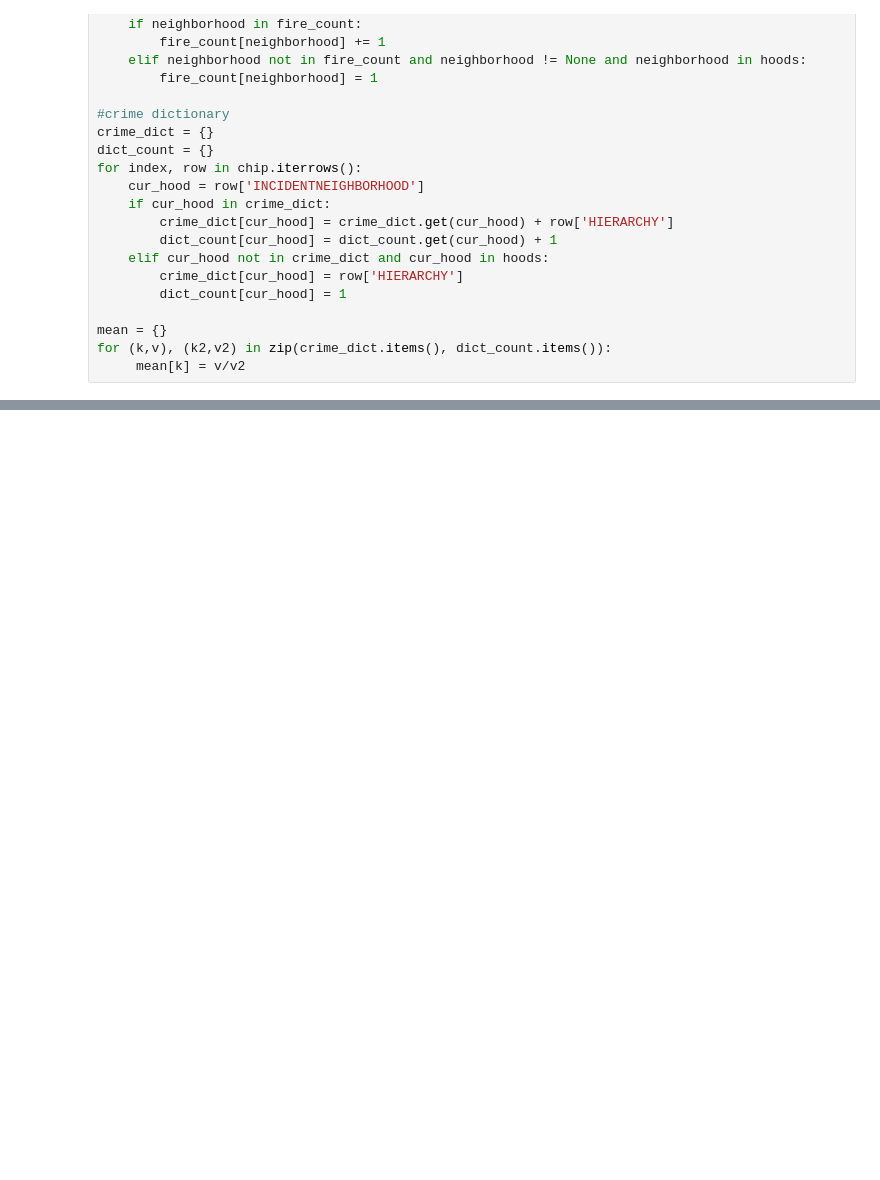
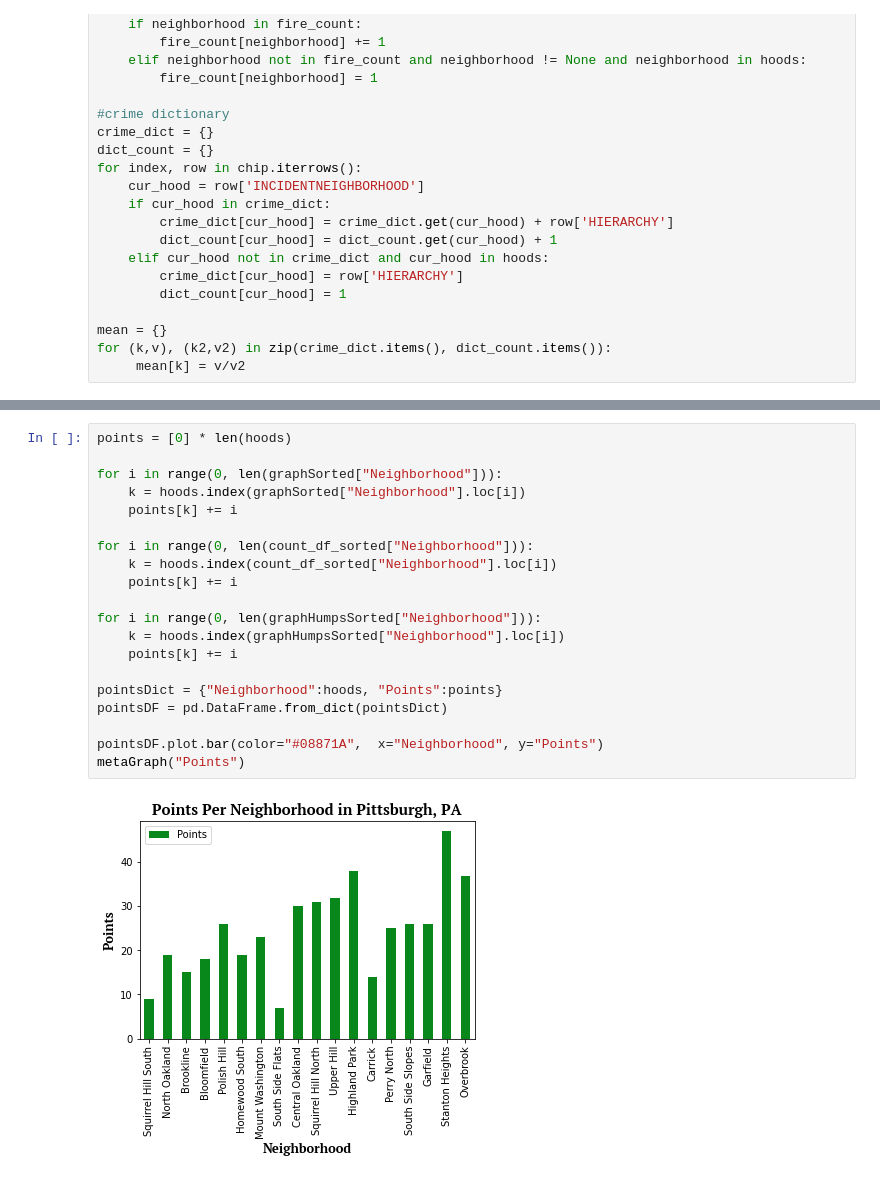
Before and after one commit to MasonGobat/bigIdeasFinalProject, a Jupyter notebook: hoodSafety.ipynb, the cells around one changed output, grey strips where cells are left out. Saved outputs shown, nothing was run; the diff lists cells and outputs as text; blank space fills up the shorter version.

```diff
--- a/hoodSafety.ipynb
+++ b/hoodSafety.ipynb
@@ -133,0 +142,22 @@ success
+# %%
+points = [0] * len(hoods)
+
+for i in range(0, len(graphSorted["Neighborhood"])):
+    k = hoods.index(graphSorted["Neighborhood"].loc[i])
+    points[k] += i
+
+for i in range(0, len(count_df_sorted["Neighborhood"])):
+    k = hoods.index(count_df_sorted["Neighborhood"].loc[i])
+    points[k] += i
+
+for i in range(0, len(graphHumpsSorted["Neighborhood"])):
+    k = hoods.index(graphHumpsSorted["Neighborhood"].loc[i])
+    points[k] += i
+
+pointsDict = {"Neighborhood":hoods, "Points":points}
+pointsDF = pd.DataFrame.from_dict(pointsDict)
+
+pointsDF.plot.bar(color="#08871A",  x="Neighborhood", y="Points")
+metaGraph("Points")
+# %% [output]
+[figure, added]
```
Also changed, not shown: parts of 14 cells of this notebook.
